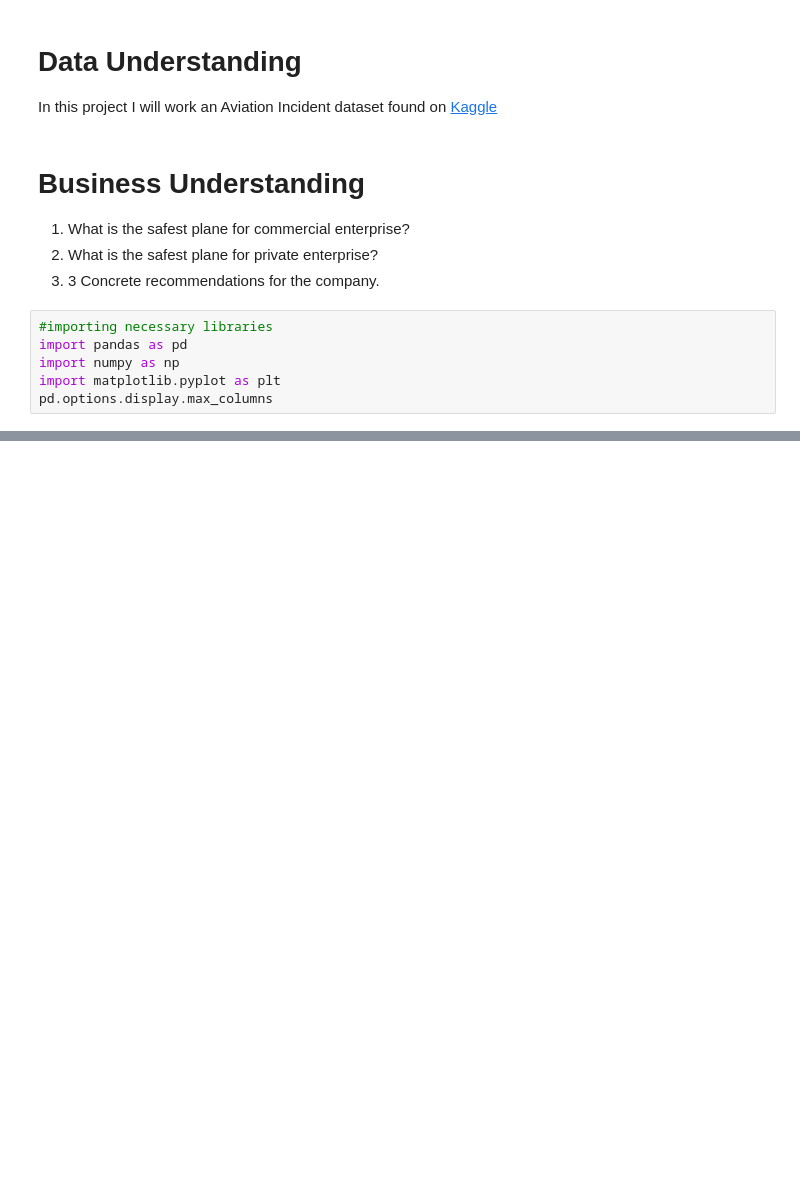
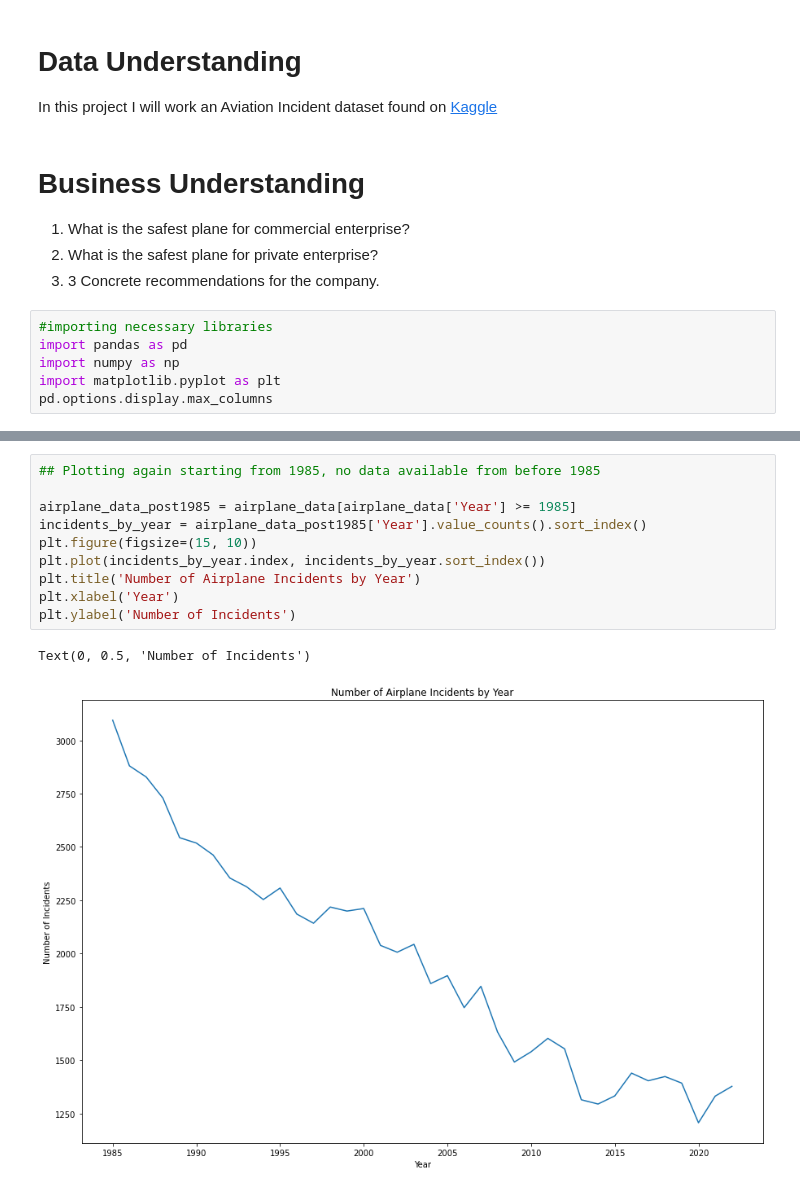
Before and after one commit to WSmolen/Aviation_Project, a Jupyter notebook: Aviation_project.ipynb, the cells around one changed output, grey strips where cells are left out. Saved outputs shown, nothing was run; the diff lists cells and outputs as text; blank space fills up the shorter version.

```diff
--- a/Aviation_project.ipynb
+++ b/Aviation_project.ipynb
@@ -93,0 +227,13 @@ aviation.describe()
+# %%
+## Plotting again starting from 1985, no data available from before 1985
+
+airplane_data_post1985 = airplane_data[airplane_data['Year'] >= 1985]
+incidents_by_year = airplane_data_post1985['Year'].value_counts().sort_index()
+plt.figure(figsize=(15, 10))
+plt.plot(incidents_by_year.index, incidents_by_year.sort_index())
+plt.title('Number of Airplane Incidents by Year')
+plt.xlabel('Year')
+plt.ylabel('Number of Incidents')
+# %% [output]
+Text(0, 0.5, 'Number of Incidents')
+[figure, added]
```
Also changed, not shown: parts of 17 cells of this notebook.
